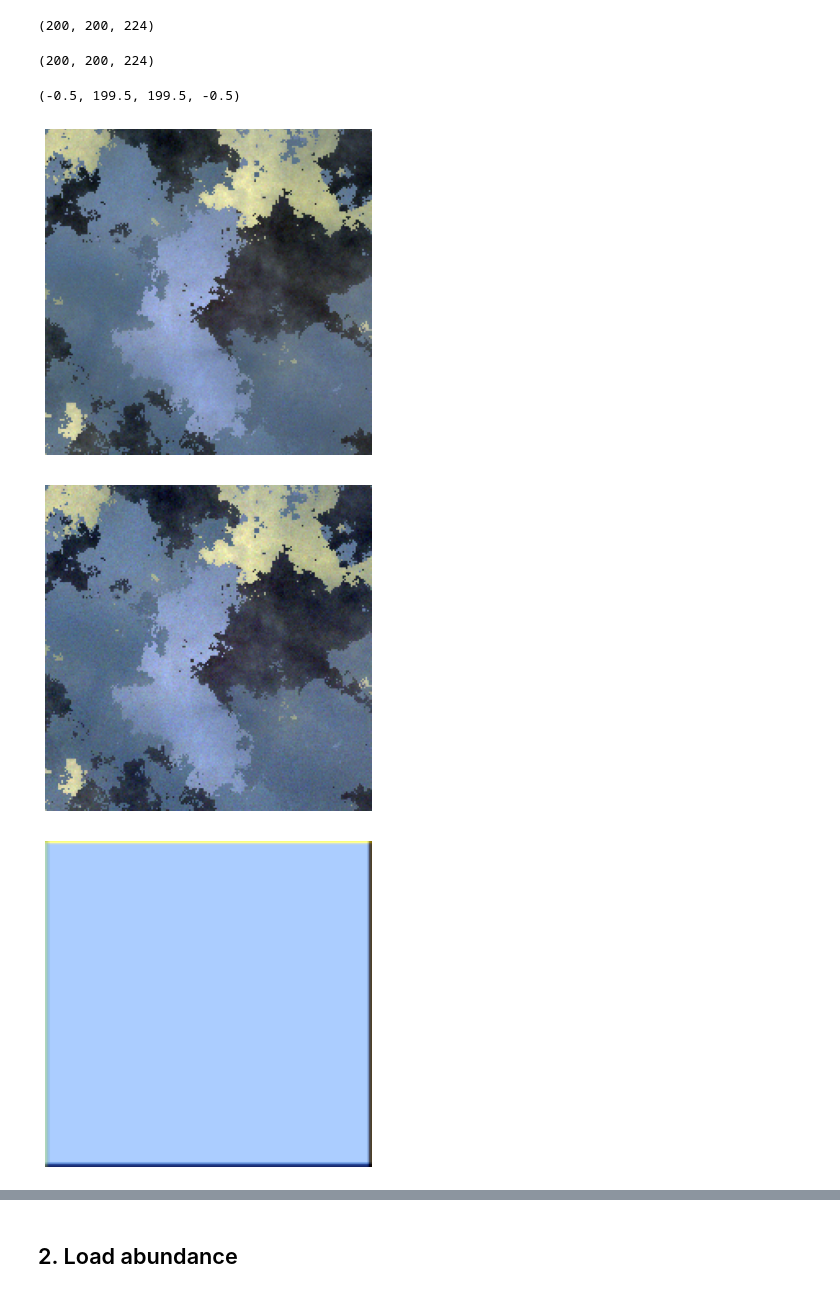
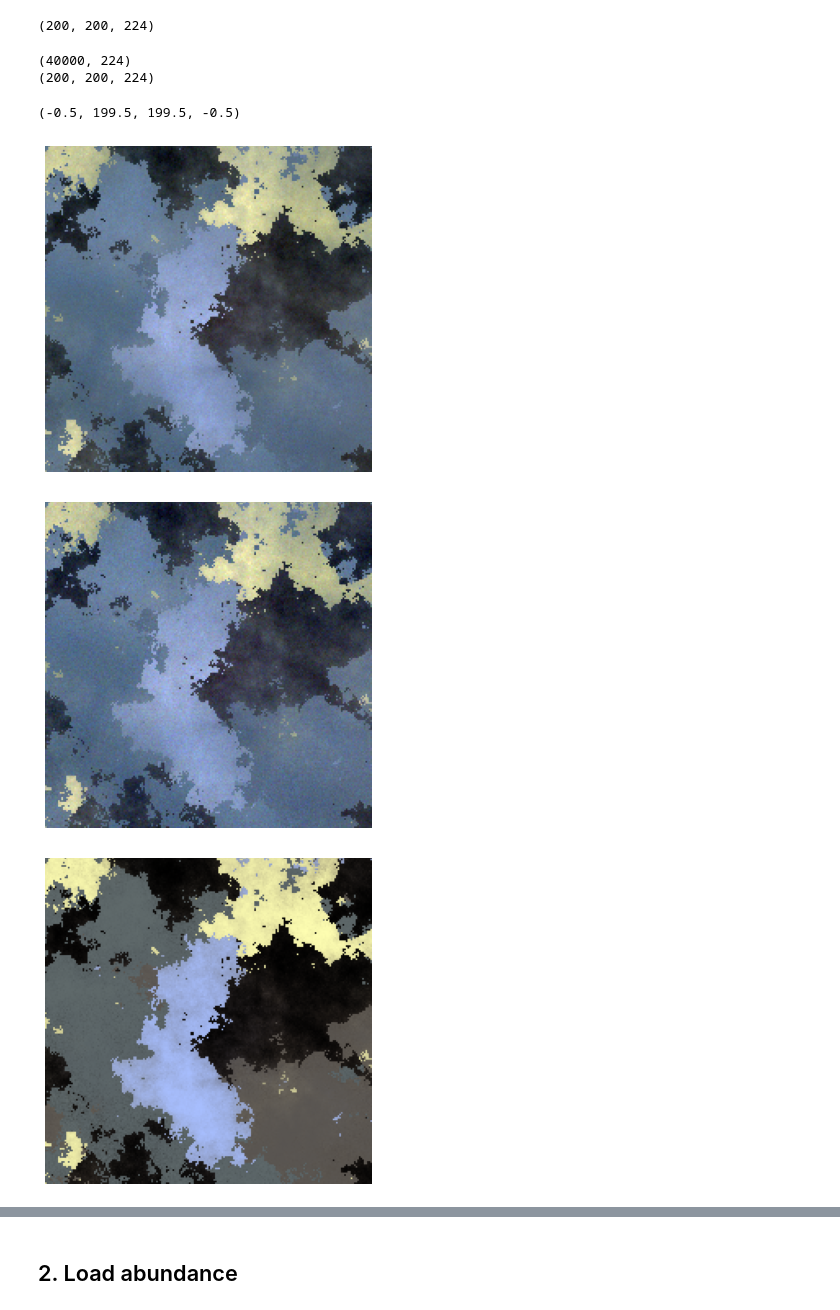
Before and after one commit to Mazharul-Hossain/IEEE_TNNLS_EGU-Net, a Jupyter notebook: nb-view-results.ipynb, the cells around one changed output, grey strips where cells are left out. Drawn from its saved outputs; the diff is of its cells as text; code cells hidden in the pictures.

```diff
--- a/nb-view-results.ipynb
+++ b/nb-view-results.ipynb
@@ -72,7 +73,11 @@ print(img.shape)
 hi_res = io.loadmat("hi_res.mat")
 hi_res = hi_res["hi_res"]
 print(hi_res.shape)
+
+hi_res = hi_res.reshape(200, 200, hi_res.shape[1])
+print(hi_res.shape)
 # %% [output]
+(40000, 224)
 (200, 200, 224)
 # %%
 def norm_data(data):
@@ -82,22 +87,22 @@ norm_hi_res = norm_data(hi_res)
 # %%
 bands=(30, 20, 10)
 
 spectral.imshow(img, bands=bands, figsize=(6, 6) )
 plt.grid(False)
 plt.axis('off')
 
 spectral.imshow(Mixed_TrSet, bands=bands, figsize=(6, 6) )
 plt.grid(False)
 plt.axis('off')
 
-v = spectral.imshow(hi_res, bands=bands, figsize=(6, 6) )
+v = spectral.imshow(norm_hi_res, bands=bands, figsize=(6, 6) )
 plt.grid(False)
 plt.axis('off')
 # %% [output]
 (-0.5, 199.5, 199.5, -0.5)
 [figure]
 [figure]
-[figure, old version]
+[figure, new version]
 # %%
 # ", ".join( map( str, Mixed_TrSet[:,:,10].flatten() ) )
 # ", ".join( map( str, hi_res[:,:,10].flatten() ) )
```
Also changed, not shown: parts of 5 cells of this notebook, 2 other files.
